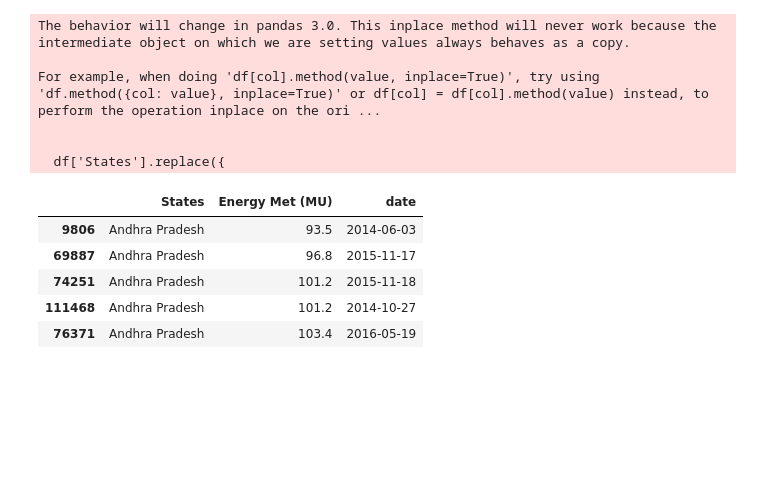
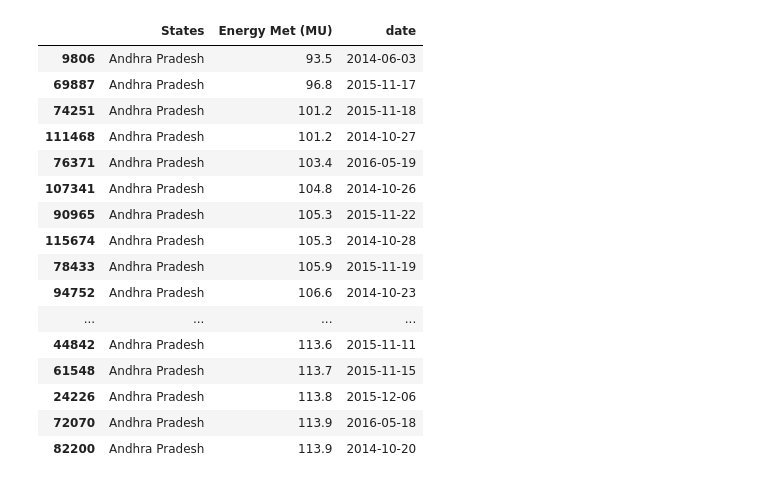
Before and after one commit to Tatinigh/WattsNext, a Jupyter notebook: data.ipynb, the cells around one changed output. Cells and saved outputs as stored; diff of their text form; code cells hidden in the pictures; blank space fills up the shorter version.

```diff
--- a/data.ipynb
+++ b/data.ipynb
@@ -23,0 +5,4 @@ df.head(30)
+# %%
+file_path = Path.cwd() / "Daily_Power_Gen_States_march_23.csv"
+df=pd.read_csv(file_path)
+df.head(30)
@@ -41,19 +44,23 @@ df['States'].replace({
     'HP':'Himachal Pradesh'},
     inplace=True)
 df['States']=df['States'].str.strip()
-# %% [output]
-The behavior will change in pandas 3.0. This inplace method will never work because the intermediate object on which we are setting values always behaves as a copy.
-
-For example, when doing 'df[col].method(value, inplace=True)', try using 'df.method({col: value}, inplace=True)' or df[col] = df[col].method(value) instead, to perform the operation inplace on the ori ...
-
-
-  df['States'].replace({
 # %%
-df.head()
+df.head(30)
 # %% [output]
 |  | States | Energy Met (MU) | date |
 | 9806 | Andhra Pradesh | 93.5 | 2014-06-03 |
 | 69887 | Andhra Pradesh | 96.8 | 2015-11-17 |
 | 74251 | Andhra Pradesh | 101.2 | 2015-11-18 |
 | 111468 | Andhra Pradesh | 101.2 | 2014-10-27 |
 | 76371 | Andhra Pradesh | 103.4 | 2016-05-19 |
+| 107341 | Andhra Pradesh | 104.8 | 2014-10-26 |
+| 90965 | Andhra Pradesh | 105.3 | 2015-11-22 |
+| 115674 | Andhra Pradesh | 105.3 | 2014-10-28 |
+| 78433 | Andhra Pradesh | 105.9 | 2015-11-19 |
+| 94752 | Andhra Pradesh | 106.6 | 2014-10-23 |
+| ... | ... | ... | ... |
+| 44842 | Andhra Pradesh | 113.6 | 2015-11-11 |
+| 61548 | Andhra Pradesh | 113.7 | 2015-11-15 |
+| 24226 | Andhra Pradesh | 113.8 | 2015-12-06 |
+| 72070 | Andhra Pradesh | 113.9 | 2016-05-18 |
+| 82200 | Andhra Pradesh | 113.9 | 2014-10-20 |
```
Also changed, not shown: parts of 3 cells of this notebook.
